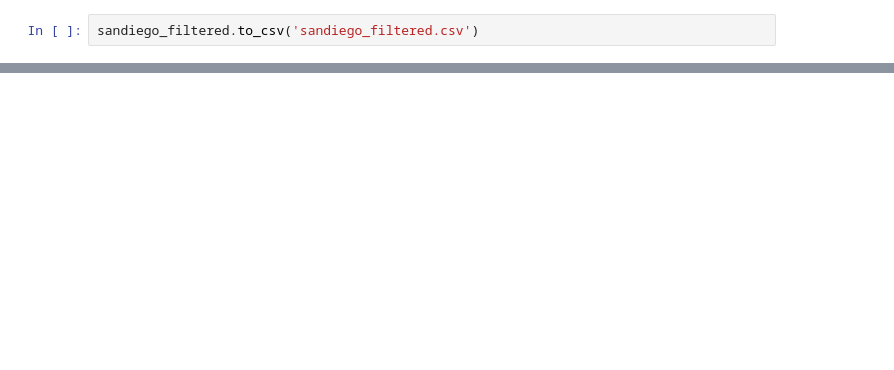
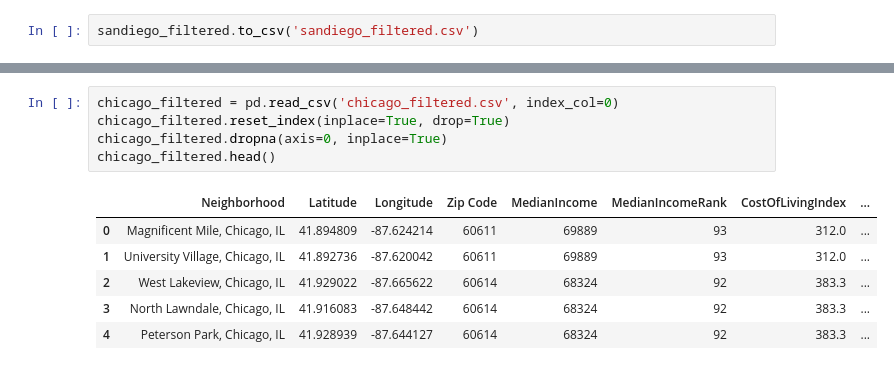
Before and after one commit to gtm1235/IBM_DS_Capstone, a Jupyter notebook: moving_challenge.ipynb, the cells around one changed output, grey strips where cells are left out. Cells and saved outputs as stored; diff of their text form; blank space fills up the shorter version.

```diff
--- a/moving_challenge.ipynb
+++ b/moving_challenge.ipynb
@@ -777,0 +782,12 @@ sandiego_filtered.to_csv('sandiego_filtered.csv')
+# %%
+chicago_filtered = pd.read_csv('chicago_filtered.csv', index_col=0)
+chicago_filtered.reset_index(inplace=True, drop=True)
+chicago_filtered.dropna(axis=0, inplace=True)
+chicago_filtered.head()
+# %% [output]
+|  | Neighborhood | Latitude | Longitude | Zip Code | MedianIncome | MedianIncomeRank | CostOfLivingIndex | ... |
+| 0 | Magnificent Mile, Chicago, IL | 41.894809 | -87.624214 | 60611 | 69889 | 93 | 312.0 | ... |
+| 1 | University Village, Chicago, IL | 41.892736 | -87.620042 | 60611 | 69889 | 93 | 312.0 | ... |
+| 2 | West Lakeview, Chicago, IL | 41.929022 | -87.665622 | 60614 | 68324 | 92 | 383.3 | ... |
+| 3 | North Lawndale, Chicago, IL | 41.916083 | -87.648442 | 60614 | 68324 | 92 | 383.3 | ... |
+| 4 | Peterson Park, Chicago, IL | 41.928939 | -87.644127 | 60614 | 68324 | 92 | 383.3 | ... |
```
Also changed, not shown: parts of 42 cells of this notebook.
